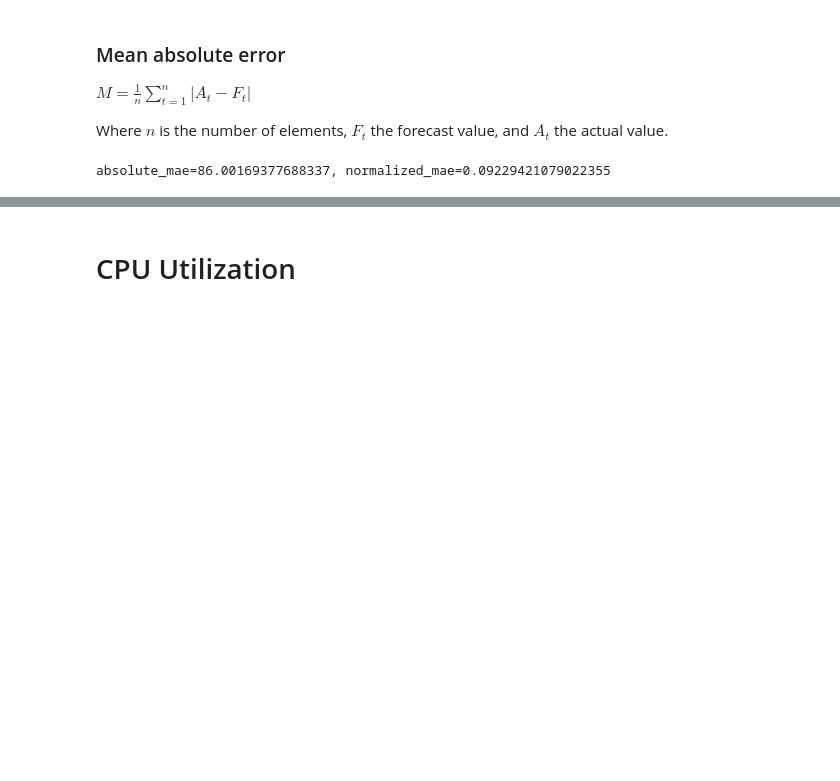
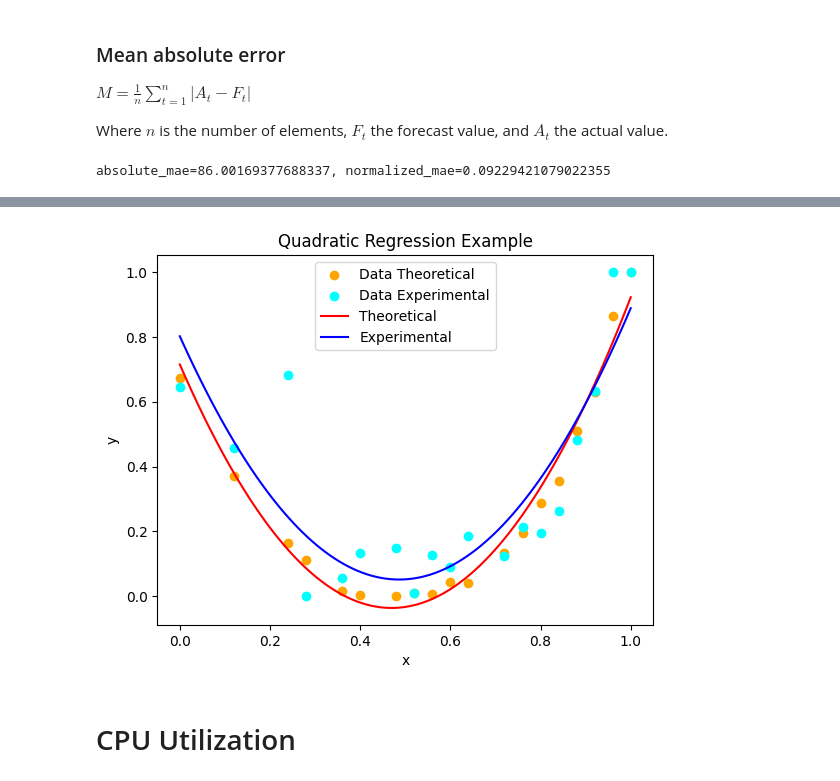
Before and after one commit to wmeijer221/muBench-experiment, a Jupyter notebook: gssi_experiment/gateway_aggregator/gateway_aggregator_analysis_singular.ipynb, the cells around one changed output, grey strips where cells are left out. Drawn from its saved outputs; the diff is of its cells as text; code cells hidden in the pictures; blank space fills up the shorter version.

```diff
--- a/gssi_experiment/gateway_aggregator/gateway_aggregator_analysis_singular.ipynb
+++ b/gssi_experiment/gateway_aggregator/gateway_aggregator_analysis_singular.ipynb
@@ -210,3 +258,53 @@ absolute_mae=86.00169377688337, normalized_mae=0.09229421079022355
+# %%
+import numpy as np
+import matplotlib.pyplot as plt
+
+
+def normalize_field(df: pd.DataFrame, field: str) -> pd.DataFrame:
+    min_x, max_x = min(df[field]), max(df[field])
+    df.loc[:, field] = df[field].transform(lambda x: normalize(x, min_x, max_x))
+    return df
+
+test_df = df.copy()
+test_df = normalize_field(test_df, "R0")
+test_df = normalize_field(test_df, "avg_latency_ms")
+
+test_df
+
+
+def make_model(x, y):
+    # Fit a quadratic regression model
+    coefficients = np.polyfit(x, y, 2)
+    quadratic_model = np.poly1d(coefficients)
+
+    # Generate y values from the model for smooth plotting
+    x_smooth = np.linspace(min(x), max(x), 100)
+    y_smooth = quadratic_model(x_smooth)
+    return x_smooth, y_smooth
+
+
+# Sample data
+# x = np.array([1, 2, 3, 4, 5])
+# y = np.array([3, 8, 12, 8, 3])
+x = test_df["s3_intensity"].tolist()
+y = test_df["R0"].tolist()
+x_smooth, y_smooth = make_model(x, y)
+
+y2 = test_df["avg_latency_ms"].tolist()
+x2_smooth, y2_smooth = make_model(x, y2)
+
+# Plot the data and the quadratic regression curve
+plt.scatter(x, y, label='Data Theoretical', color='orange')
+plt.scatter(x, y2, label='Data Experimental', color='cyan')
+plt.plot(x_smooth, y_smooth, color="red", label="Theoretical")
+plt.plot(x2_smooth, y2_smooth, color="blue", label="Experimental")
+plt.xlabel("x")
+plt.ylabel("y")
+plt.title("Quadratic Regression Example")
+plt.legend()
+plt.show()
+# %% [output]
+[figure, added]
 # %% [markdown]
 # CPU Utilization
 # %% [markdown]
```
Also changed, not shown: parts of 5 cells of this notebook.
